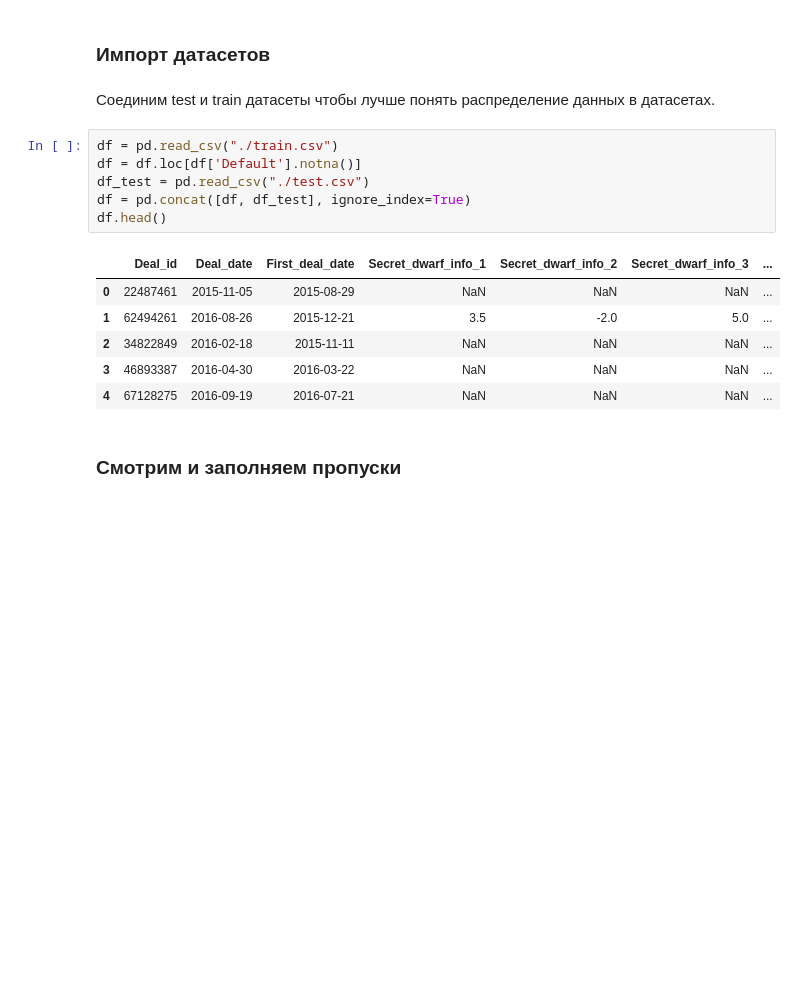
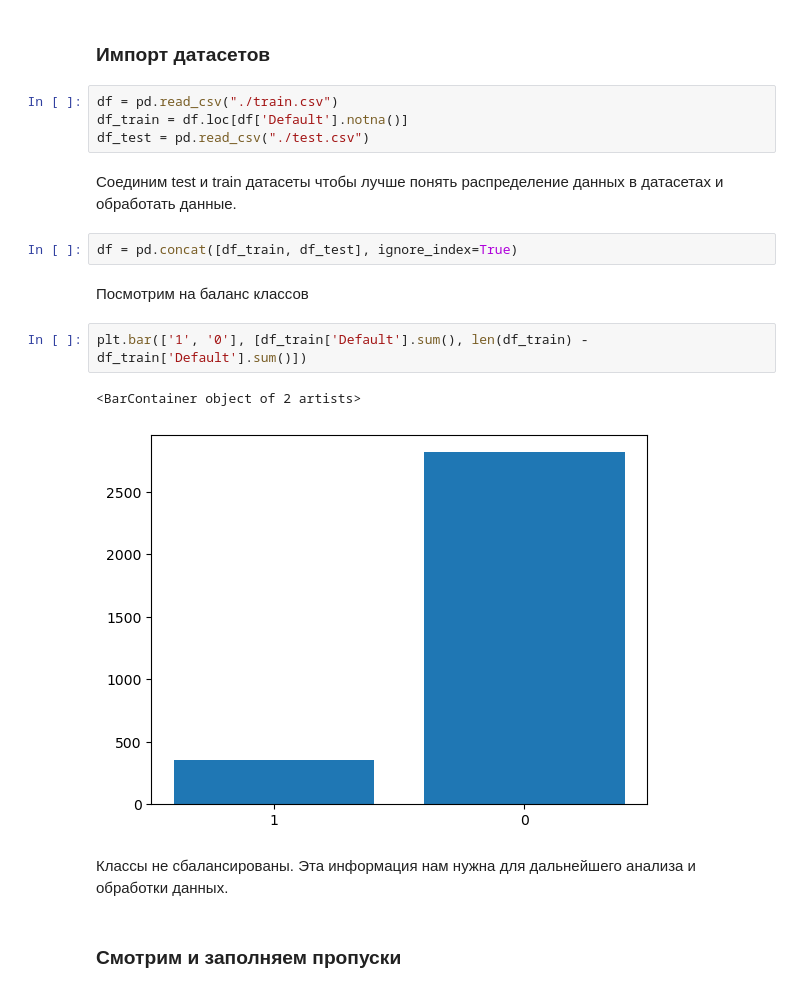
Before and after one commit to sergeycommit/example_default_classification, a Jupyter notebook: DefaultClassification.ipynb, the cells around one changed output. Saved outputs shown, nothing was run; the diff lists cells and outputs as text; blank space fills up the shorter version.

```diff
--- a/DefaultClassification.ipynb
+++ b/DefaultClassification.ipynb
@@ -42,20 +43,22 @@ from sklearn.model_selection import GridSearchCV
 # %% [markdown]
 ### Импорт датасетов
+# %%
+df = pd.read_csv("./train.csv")
+df_train = df.loc[df['Default'].notna()]
+df_test = pd.read_csv("./test.csv")
 # %% [markdown]
-Соединим test и train датасеты чтобы лучше понять распределение данных в датасетах.
+Соединим test и train датасеты чтобы лучше понять распределение данных в датасетах и обработать данные.
 # %%
-df = pd.read_csv("./train.csv")
-df = df.loc[df['Default'].notna()]
-df_test = pd.read_csv("./test.csv")
-df = pd.concat([df, df_test], ignore_index=True)
-df.head()
+df = pd.concat([df_train, df_test], ignore_index=True)
-# %% [output]
-|  | Deal_id | Deal_date | First_deal_date | Secret_dwarf_info_1 | Secret_dwarf_info_2 | Secret_dwarf_info_3 | ... |
-| 0 | 22487461 | 2015-11-05 | 2015-08-29 | NaN | NaN | NaN | ... |
-| 1 | 62494261 | 2016-08-26 | 2015-12-21 | 3.5 | -2.0 | 5.0 | ... |
-| 2 | 34822849 | 2016-02-18 | 2015-11-11 | NaN | NaN | NaN | ... |
-| 3 | 46893387 | 2016-04-30 | 2016-03-22 | NaN | NaN | NaN | ... |
-| 4 | 67128275 | 2016-09-19 | 2016-07-21 | NaN | NaN | NaN | ... |
+# %% [markdown]
+Посмотрим на баланс классов
+# %%
+plt.bar(['1', '0'], [df_train['Default'].sum(), len(df_train) - df_train['Default'].sum()])
+# %% [output]
+<BarContainer object of 2 artists>
+[figure, added]
+# %% [markdown]
+Классы не сбалансированы. Эта информация нам нужна для дальнейшего анализа и обработки данных.
 # %% [markdown]
 ### Смотрим и заполняем пропуски
 # %%
```
Also changed, not shown: parts of 4 cells of this notebook.
